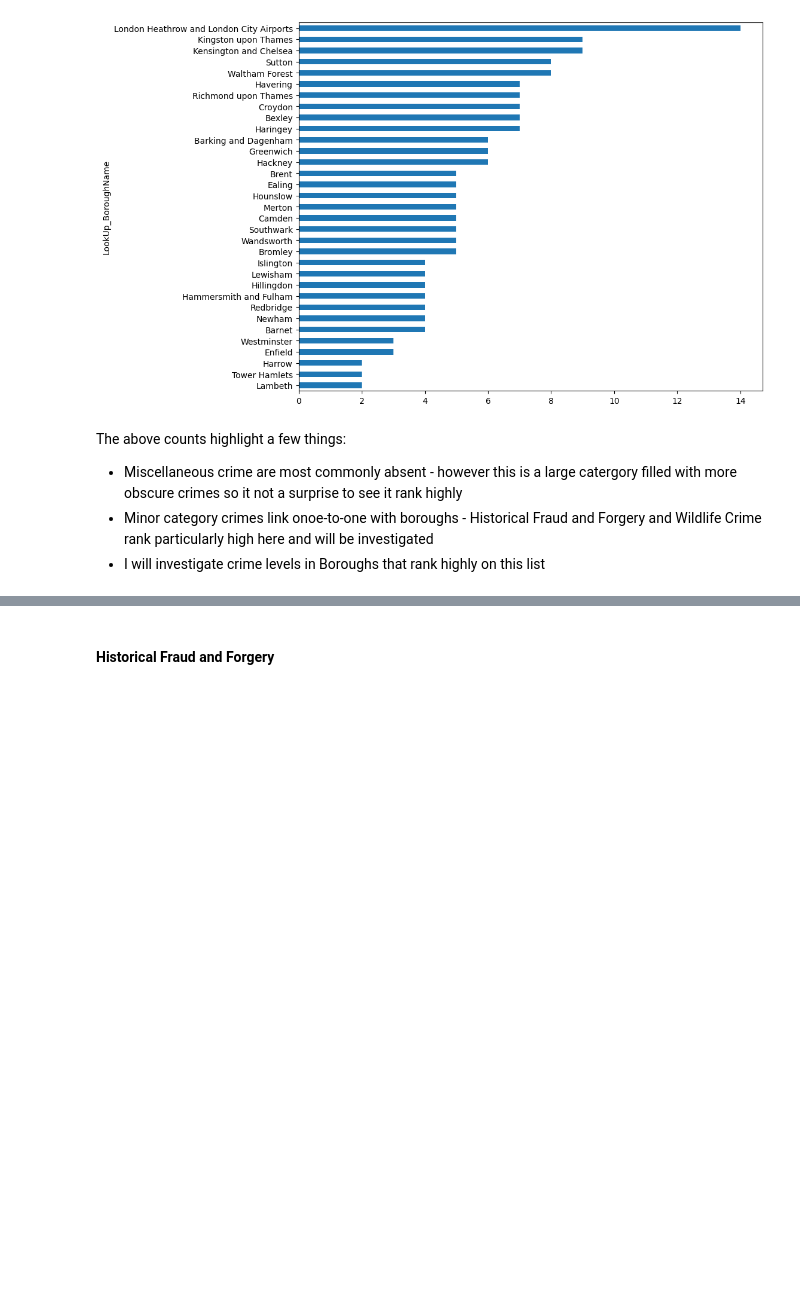
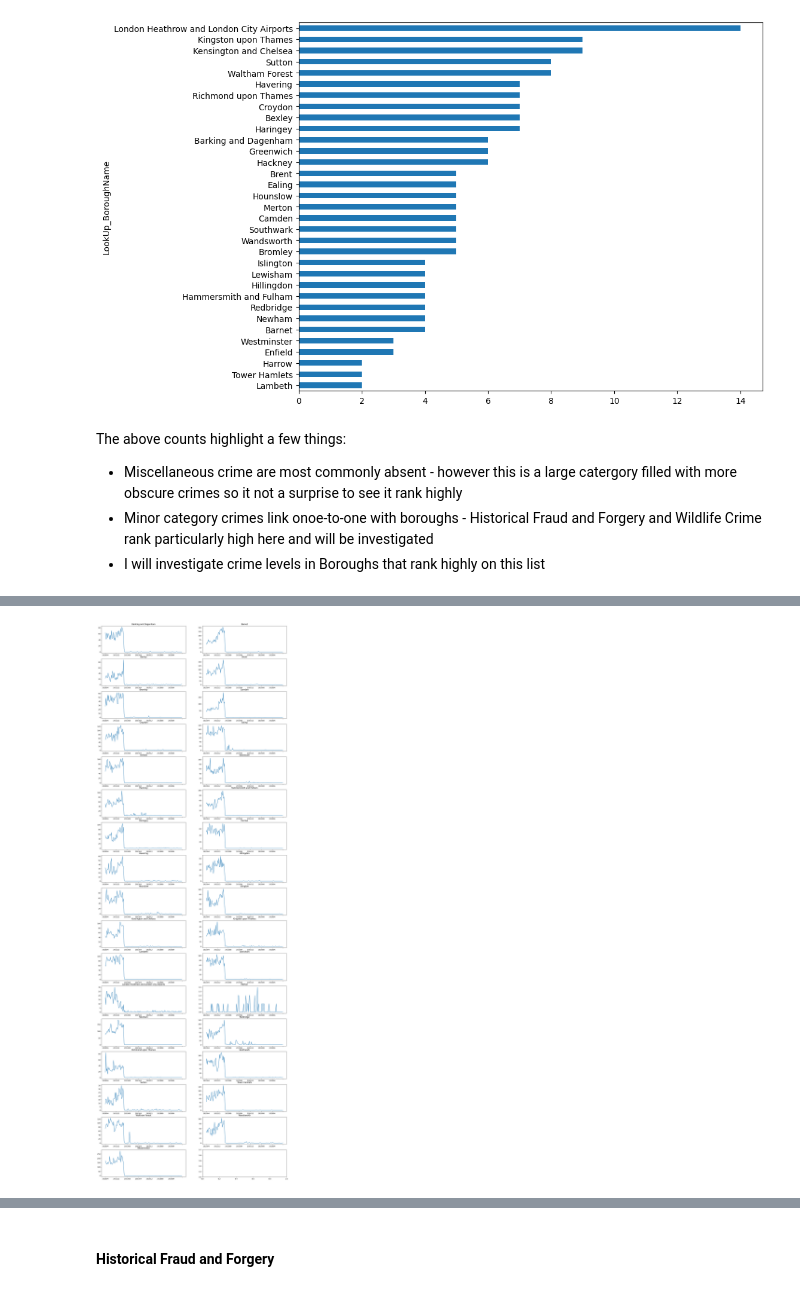
Before and after one commit to JamieW365/londoncrime, a Jupyter notebook: notebooks/exploratory/jw_1.ipynb, the cells around one changed output, grey strips where cells are left out. Cells and saved outputs as stored; diff of their text form; code cells hidden in the pictures; blank space fills up the shorter version.

Commit message:
plot unique combination trends by borough

```diff
--- a/notebooks/exploratory/jw_1.ipynb
+++ b/notebooks/exploratory/jw_1.ipynb
@@ -222,0 +236,11 @@ The above counts highlight a few things:
+# %%
+df_temp = df_historical.loc[[int(x.split('_')[-1]) for x in df_unique.filter(like='historical', axis=0).index]].groupby('LookUp_BoroughName').sum(numeric_only=True).reset_index()
+
+fig, axes = plt.subplots(nrows=int(np.ceil(len(df_temp)/2)), ncols=2, figsize=(20,60))
+
+for index, row in df_temp.iterrows():
+
+    ax=axes[int(np.floor(index/2)), np.mod(index, 2)]
+    row[1:].plot(ax=ax, title=row.iloc[0])
+# %% [output]
+[figure, added]
```
Also changed, not shown: parts of 6 cells of this notebook.
